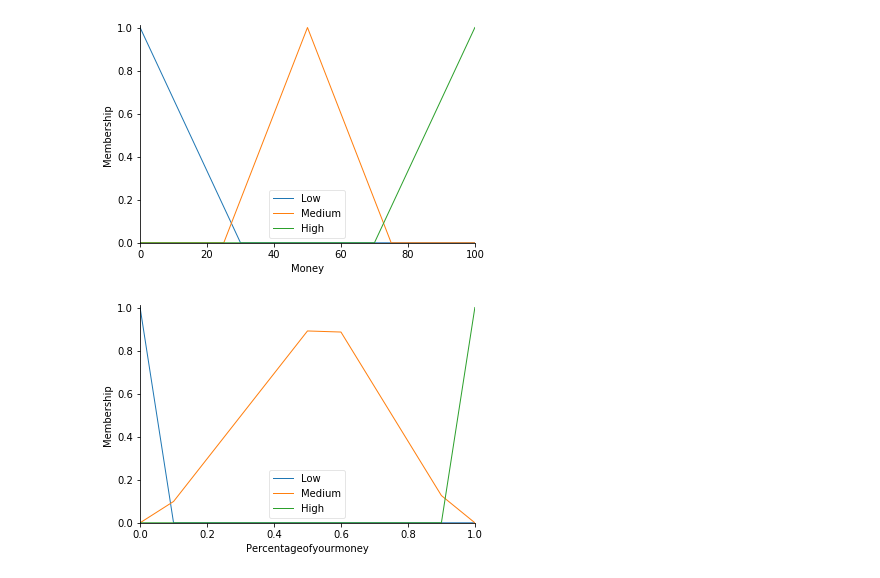
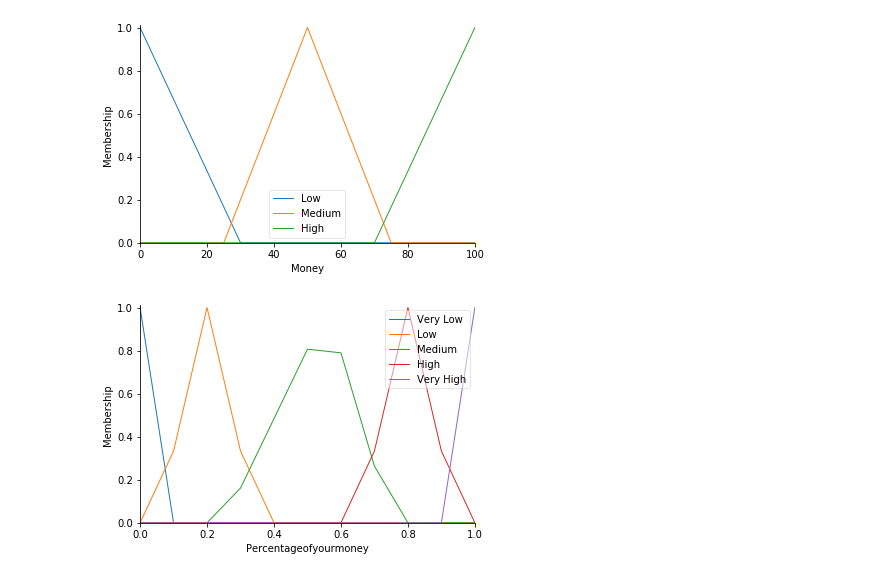
Before and after one commit to Joagai23/SistemasInteligentesPokerBot, a Jupyter notebook: Poker.ipynb, the cells around one changed output. Cells and saved outputs as stored; diff of their text form; code cells hidden in the pictures.

```diff
--- a/Poker.ipynb
+++ b/Poker.ipynb
@@ -325,10 +233,12 @@ money2.view()
 [figure]
 # %%
 #porcentage de tu dinero que vas a apostar
-moneyPerc['Low'] = fuzz.trimf(moneyPerc.universe, [0, 0, 0.1])
-moneyPerc['Medium'] = fuzz.trimf(moneyPerc.universe, [0.05, 0.555, 0.95])
-moneyPerc['High'] = fuzz.trimf(moneyPerc.universe, [0.9, 1, 1])
+moneyPerc['Very Low'] = fuzz.trimf(moneyPerc.universe, [0, 0, 0.1])
+moneyPerc['Low'] = fuzz.trimf(moneyPerc.universe, [0.05, 0.2, 0.35])
+moneyPerc['Medium'] = fuzz.trimf(moneyPerc.universe, [0.25, 0.56, 0.75])
+moneyPerc['High'] = fuzz.trimf(moneyPerc.universe, [0.65, 0.8, 0.95])
+moneyPerc['Very High'] = fuzz.trimf(moneyPerc.universe, [0.9, 1, 1])
 moneyPerc.view()
 # %% [output]
-[figure, old version]
+[figure, new version]
 # %%
```
Also changed, not shown: parts of 27 cells of this notebook.
